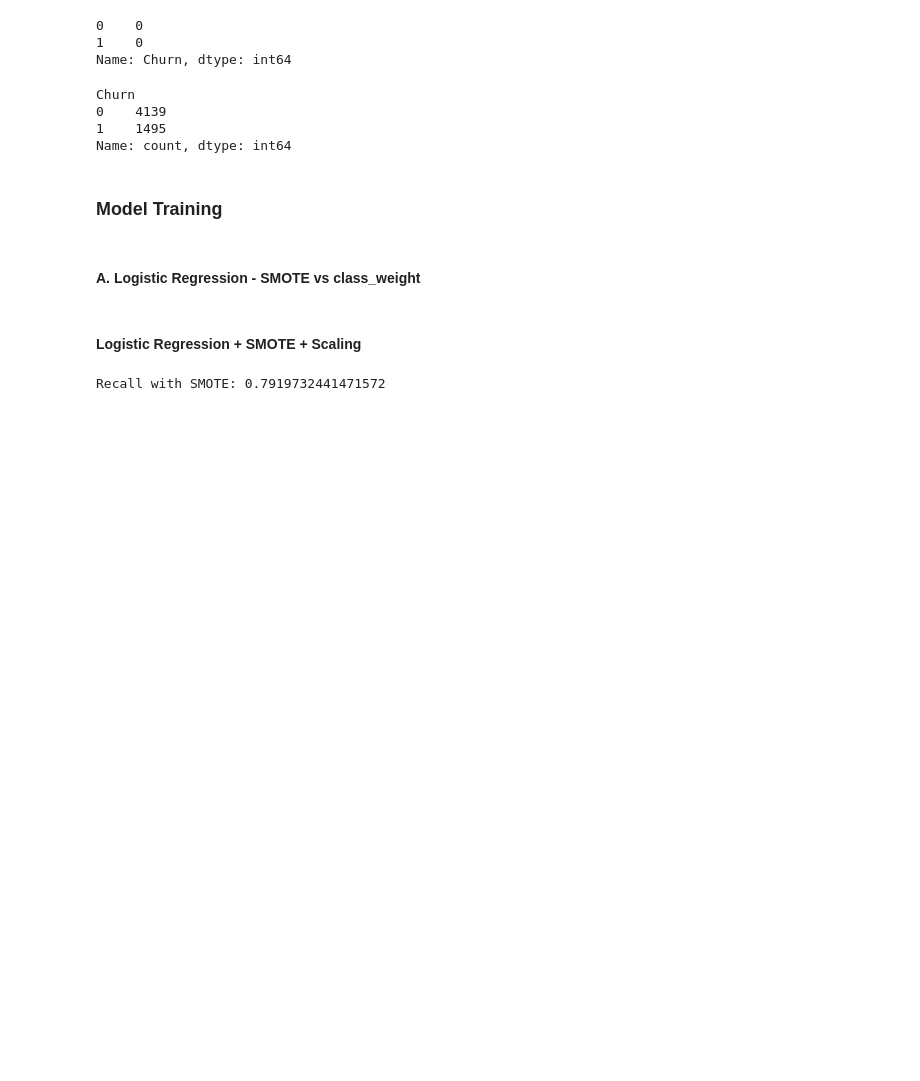
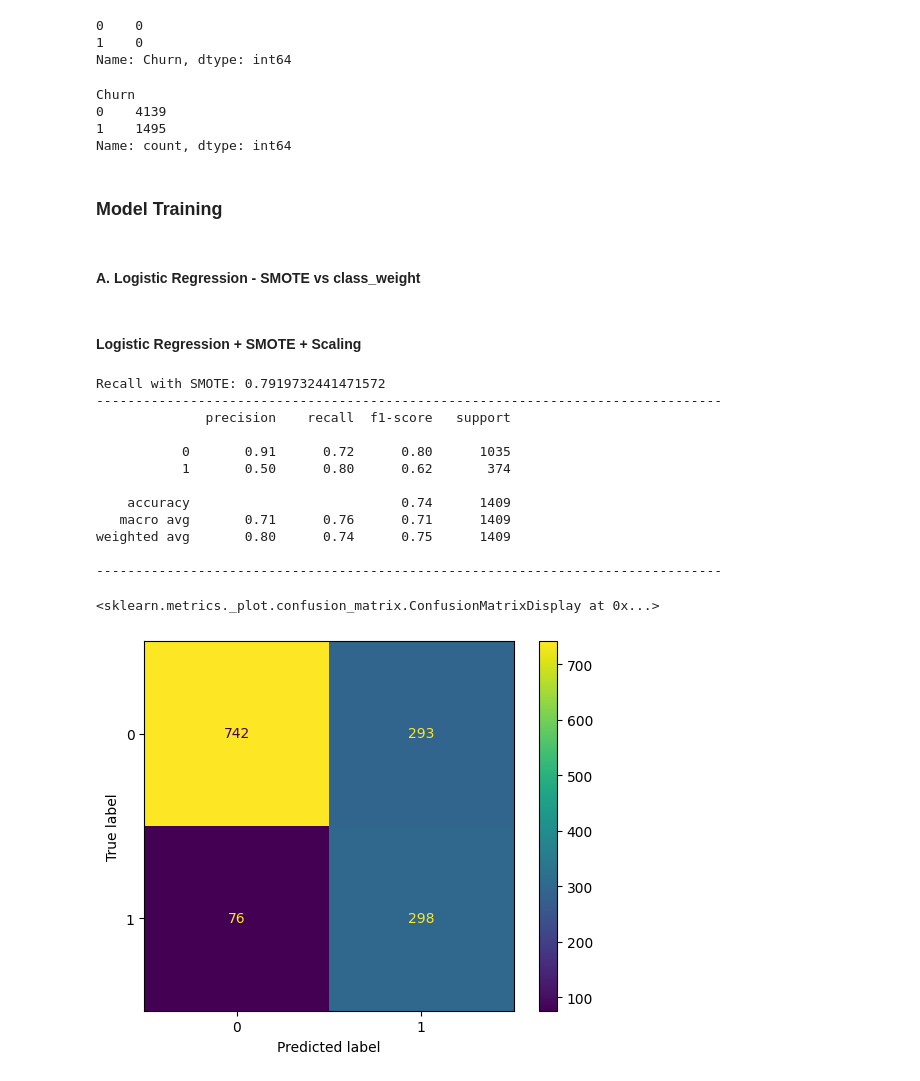
Before and after one commit to Anurag-Warthi/Machine-Learning-Projects, a Jupyter notebook: Machine Learning Projects/Customer Churn/Churn.ipynb, the cells around one changed output. Drawn from its saved outputs; the diff is of its cells as text; code cells hidden in the pictures; blank space fills up the shorter version.

```diff
--- a/Machine Learning Projects/Customer Churn/Churn.ipynb
+++ b/Machine Learning Projects/Customer Churn/Churn.ipynb
@@ -410,18 +410,38 @@ Name: count, dtype: int64
 # %%
 cv = StratifiedKFold(n_splits=5, shuffle=True, random_state=42)
 
 # SMOTE
 pipe_SMOTE = Pipeline([
     ('scalar', StandardScaler()),
     ('smote', SMOTE(random_state=42)),
     ('model', LogisticRegression(max_iter=1000))
 ])
 
 score_smote = cross_val_score(pipe_SMOTE, X_train, y_train, cv=cv, scoring='recall')
 
 print(f'Recall with SMOTE: {np.mean(score_smote)}')
+print("--"* 40)
+print(classification_report(y_test, pipe_SMOTE.fit(X_train, y_train).predict(X_test)))
+print("--"* 40)
+
+cm = confusion_matrix(y_test, pipe_SMOTE.fit(X_train, y_train).predict(X_test))
+disp = ConfusionMatrixDisplay(cm, display_labels=pipe_SMOTE.classes_)
+disp.plot()
 # %% [output]
 Recall with SMOTE: 0.7919732441471572
+--------------------------------------------------------------------------------
+              precision    recall  f1-score   support
+
+           0       0.91      0.72      0.80      1035
+           1       0.50      0.80      0.62       374
+
+    accuracy                           0.74      1409
+   macro avg       0.71      0.76      0.71      1409
+weighted avg       0.80      0.74      0.75      1409
+
+--------------------------------------------------------------------------------
+<sklearn.metrics._plot.confusion_matrix.ConfusionMatrixDisplay at 0x...>
+[figure, added]
 # %%
 pipe_cw = Pipeline([
     ('scalar', StandardScaler()),
```
Also changed, not shown: parts of 2 cells of this notebook.
